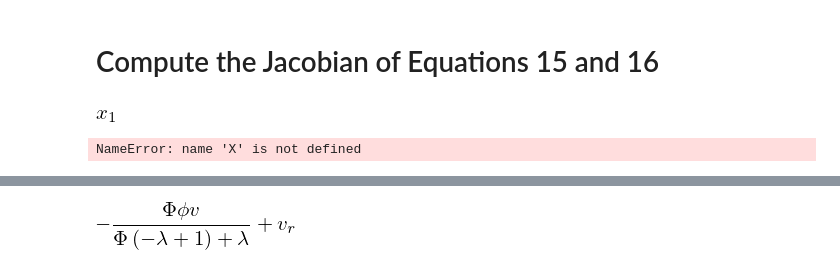
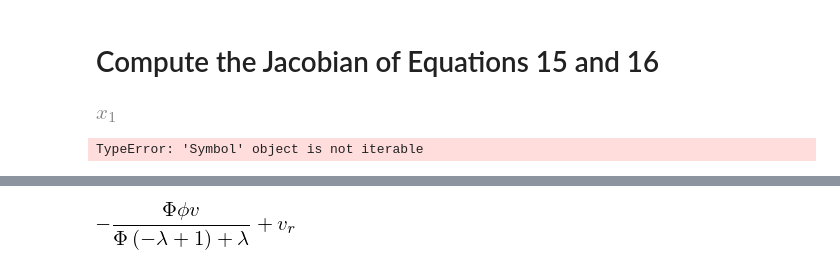
Before and after one commit to Stefan-Endres/pyDDT, a Jupyter notebook: Jacobian.ipynb, the cells around one changed output, grey strips where cells are left out. Drawn from its saved outputs; the diff is of its cells as text; code cells hidden in the pictures.

```diff
--- a/Jacobian.ipynb
+++ b/Jacobian.ipynb
@@ -6,15 +6,15 @@ from __future__ import division
 # %%
 import sympy
 sympy.init_printing()
-x_1, x_2 = sympy.symbols('x_1, x_2')
+x_1, x_2, x, X = sympy.symbols('x_1, x_2, x, X')
 x_1
 # %% [output]
-[figure, old version]
+[figure, new version]
 # %%
-f1 = 20. + ([(x**2 - 10. * np.cos(2. * np.pi * x)) for x in X
+f1 = 20. + ([(x**2 - 10. * np.cos(2. * np.pi * x)) for x in X])
 f1
 # %% [output]
-NameError: name 'X' is not defined
+TypeError: 'Symbol' object is not iterable
 # %%
 f2 = v_ps - (Phi * v)/(lambd + (1 - lambd) * Phi)
 f2
```
Also changed, not shown: parts of 13 cells of this notebook, 8 other files.
